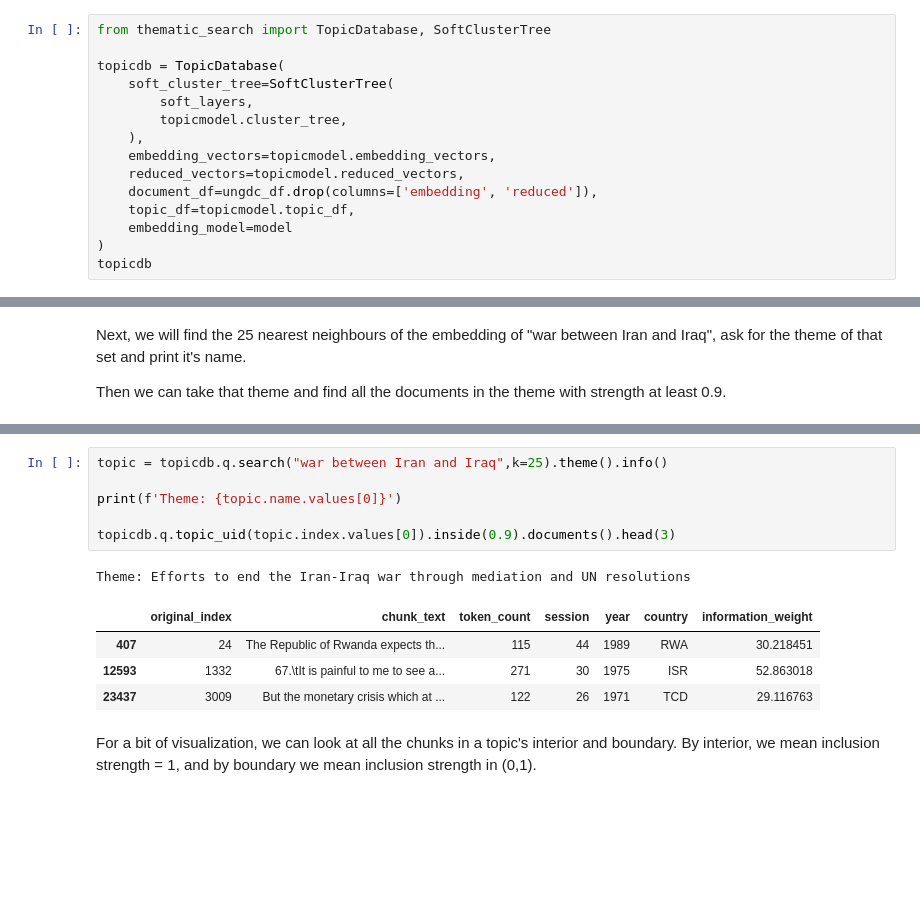
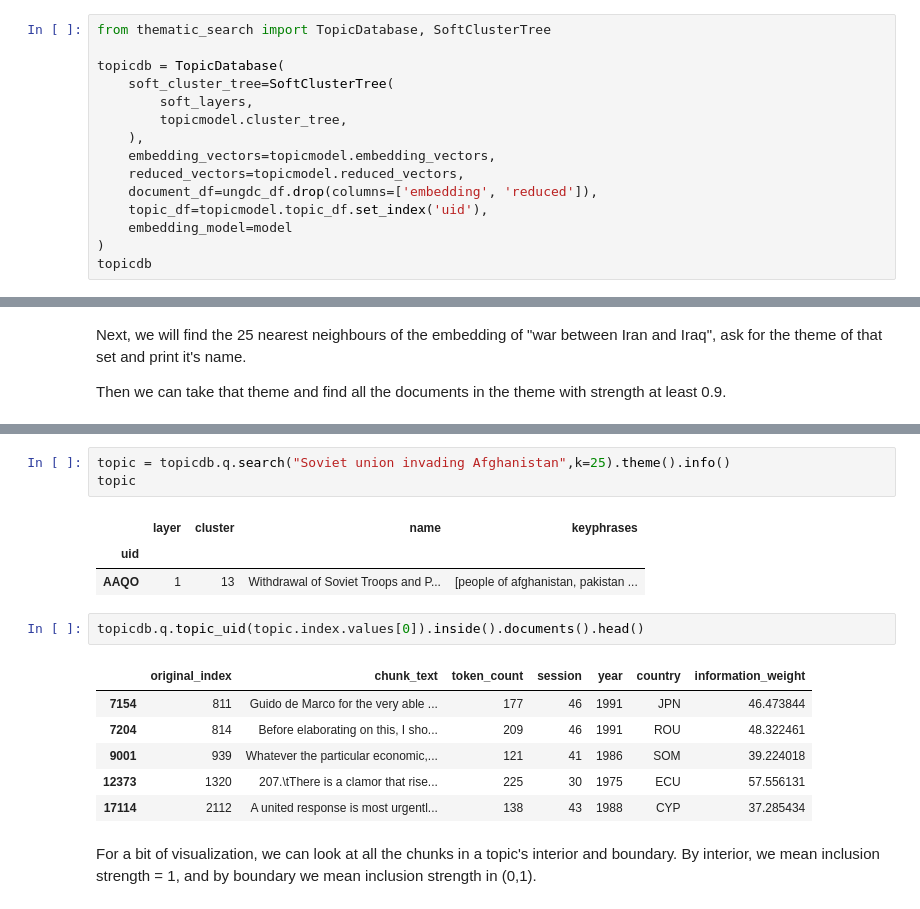
Before and after one commit to kalebruscitti/thematic-search, a Jupyter notebook: docs/source/un-toponymy.ipynb, the cells around one changed output, grey strips where cells are left out. Saved outputs shown, nothing was run; the diff lists cells and outputs as text; blank space fills up the shorter version.

```diff
--- a/docs/source/un-toponymy.ipynb
+++ b/docs/source/un-toponymy.ipynb
@@ -166,7 +171,7 @@ topicdb = TopicDatabase(
     embedding_vectors=topicmodel.embedding_vectors,
     reduced_vectors=topicmodel.reduced_vectors,
     document_df=ungdc_df.drop(columns=['embedding', 'reduced']),
-    topic_df=topicmodel.topic_df,
+    topic_df=topicmodel.topic_df.set_index('uid'),
     embedding_model=model
 )
 topicdb
@@ -197,15 +219,19 @@ Then we can take that theme and find all the documents in the theme with strengt
 # %%
-topic = topicdb.q.search("war between Iran and Iraq",k=25).theme().info()
-
-print(f'Theme: {topic.name.values[0]}')
-
-topicdb.q.topic_uid(topic.index.values[0]).inside(0.9).documents().head(3)
+topic = topicdb.q.search("Soviet union invading Afghanistan",k=25).theme().info()
+topic
 # %% [output]
-Theme: Efforts to end the Iran-Iraq war through mediation and UN resolutions
-|  | original_index | chunk_text | token_count | session | year | country | information_weight |
-| 407 | 24 | The Republic of Rwanda expects th... | 115 | 44 | 1989 | RWA | 30.218451 |
-| 12593 | 1332 | 67.\tIt is painful to me to see a... | 271 | 30 | 1975 | ISR | 52.863018 |
-| 23437 | 3009 | But the monetary crisis which at ... | 122 | 26 | 1971 | TCD | 29.116763 |
+|  | layer | cluster | name | keyphrases |
+| uid |  |  |  |  |
+| AAQO | 1 | 13 | Withdrawal of Soviet Troops and P... | [people of afghanistan, pakistan ... |
+# %%
+topicdb.q.topic_uid(topic.index.values[0]).inside().documents().head()
+# %% [output]
+|  | original_index | chunk_text | token_count | session | year | country | information_weight |
+| 7154 | 811 | Guido de Marco for the very able ... | 177 | 46 | 1991 | JPN | 46.473844 |
+| 7204 | 814 | Before elaborating on this, I sho... | 209 | 46 | 1991 | ROU | 48.322461 |
+| 9001 | 939 | Whatever the particular economic,... | 121 | 41 | 1986 | SOM | 39.224018 |
+| 12373 | 1320 | 207.\tThere is a clamor that rise... | 225 | 30 | 1975 | ECU | 57.556131 |
+| 17114 | 2112 | A united response is most urgentl... | 138 | 43 | 1988 | CYP | 37.285434 |
 # %% [markdown]
 For a bit of visualization, we can look at all the chunks in a topic's interior and boundary. By interior, we mean inclusion strength = 1, and by boundary we mean inclusion strength in (0,1).
 # %%
```
Also changed, not shown: parts of 7 cells of this notebook, 2 other files.
